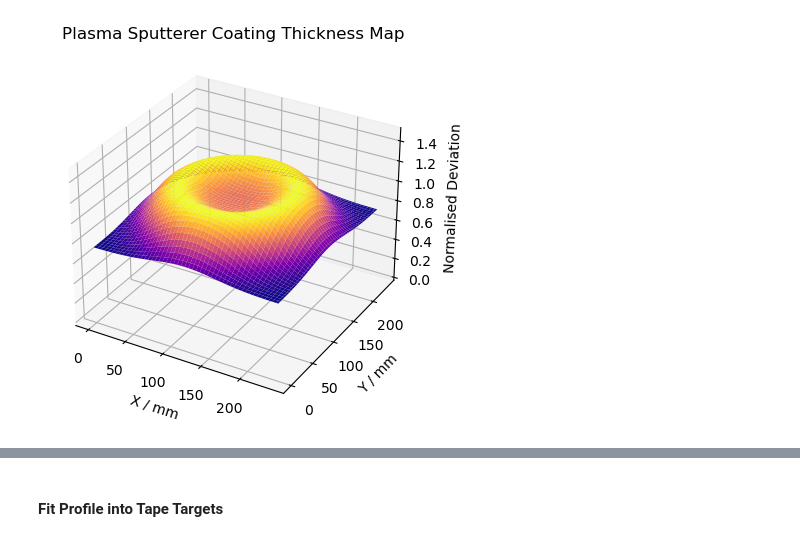
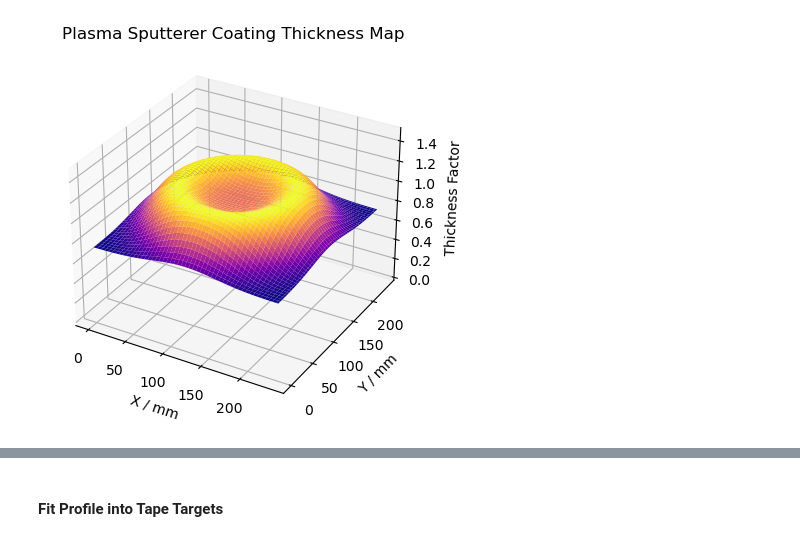
Before and after one commit to ryanlleung/TapeTargetry, a Jupyter notebook: tapeman.ipynb, the cells around one changed output, grey strips where cells are left out. Saved outputs shown, nothing was run; the diff lists cells and outputs as text; code cells hidden in the pictures.

```diff
--- a/tapeman.ipynb
+++ b/tapeman.ipynb
@@ -67,28 +67,28 @@ Equation: 0.219 / (1 + exp(-0.098 * (x - 49.135))) + -0.491 / (1 + exp(-0.084 *
 # %%
 # Plot profile in 3D
 x_ = np.linspace(0, PLATE_X, 100)
 y_ = np.linspace(0, PLATE_Y, 100)
 xx_, yy_ = np.meshgrid(x_, y_)
 zz_ = cs(np.sqrt((xx_ - CENTER_X) ** 2 + (yy_ - CENTER_Y) ** 2))
 
 # Create the figure and Axes3D subplot
 fig = plt.figure()
 ax = plt.axes(projection='3d')
 
 # Plot the surface
 ax.plot_surface(xx_, yy_, zz_, cmap='plasma', edgecolor='none')
 
 # Customize the plot
 ax.set_xlabel('X / mm')
 ax.set_ylabel('Y / mm')
-ax.set_zlabel('Normalised Deviation')
+ax.set_zlabel('Thickness Factor')
 ax.set_zlim(0, 1.5)
 ax.set_title('Plasma Sputterer Coating Thickness Map')
 
 # Display the plot
 plt.show()
 # %% [output]
-[figure, old version]
+[figure, new version]
 # %%
 # Plot profile in 3D
 x_ = np.linspace(0, PLATE_X, 100)
```
Also changed, not shown: parts of 9 cells of this notebook, 1 other file.
